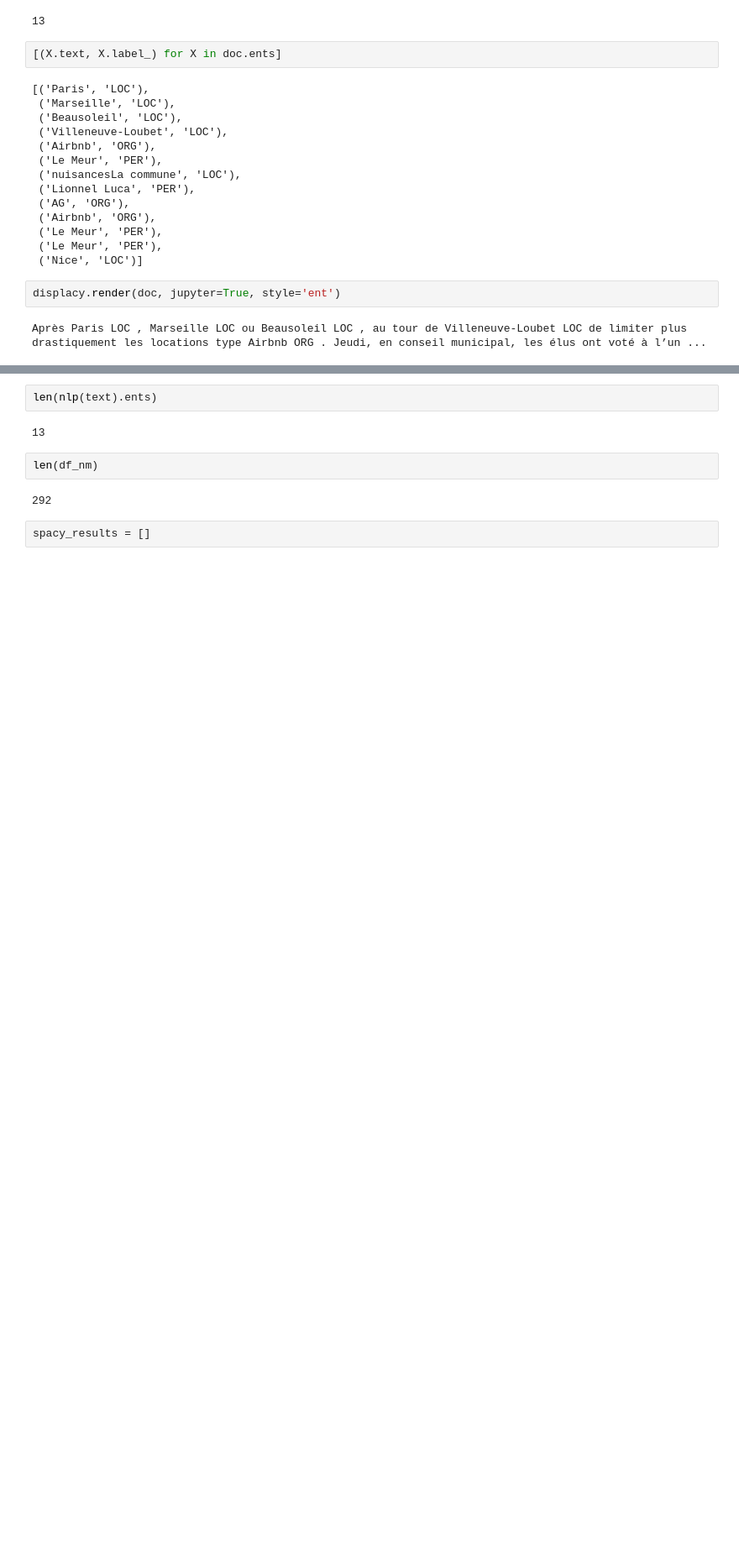
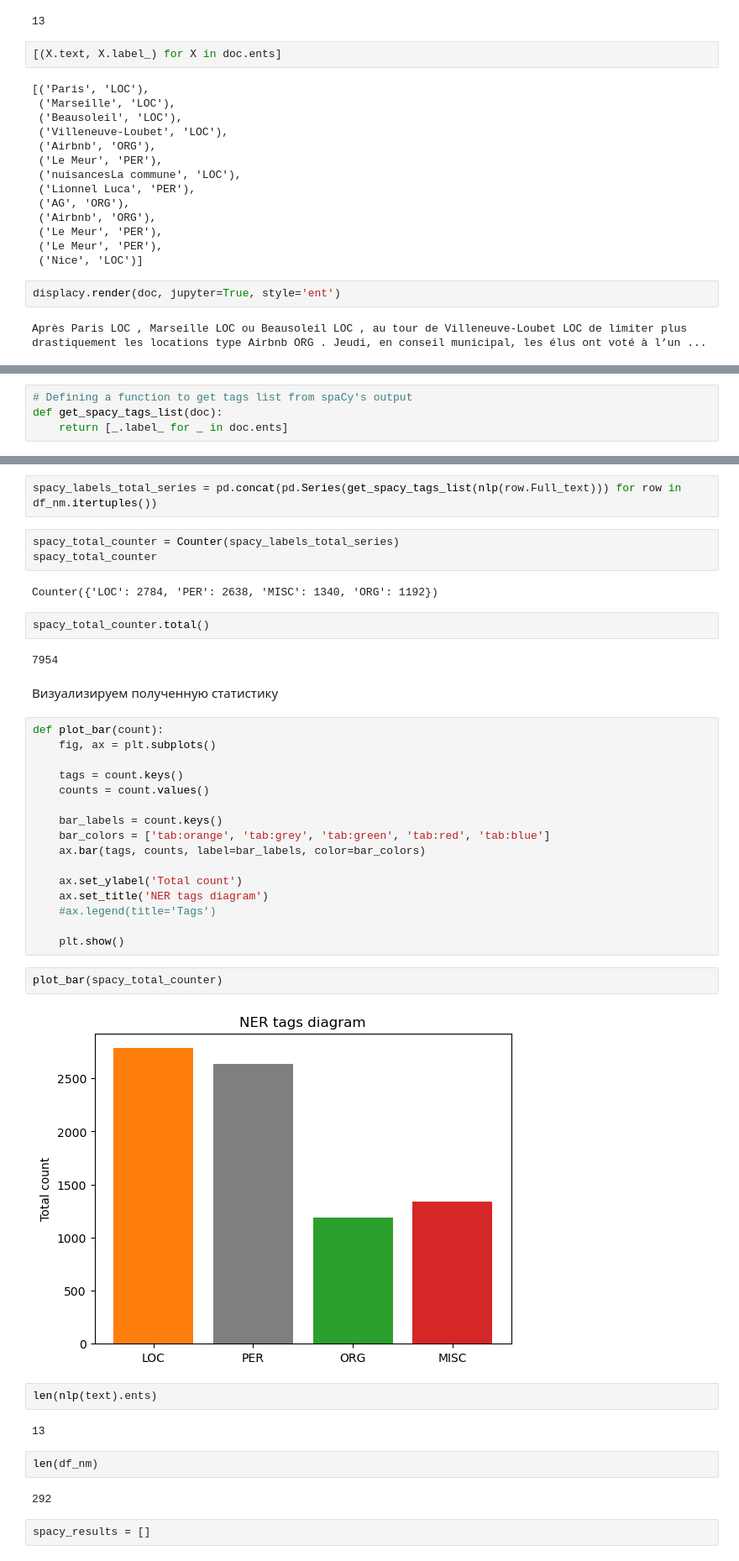
Before and after one commit to DzenGarden/Otus-ML, a Jupyter notebook: otus-nlp/Project/NER.for.news.dataset.ipynb, the cells around one changed output, grey strips where cells are left out. Shown at 84% size. Saved outputs shown, nothing was run; the diff lists cells and outputs as text; blank space fills up the shorter version.

```diff
--- a/otus-nlp/Project/NER.for.news.dataset.ipynb
+++ b/otus-nlp/Project/NER.for.news.dataset.ipynb
@@ -465,0 +501,4 @@ Après Paris LOC , Marseille LOC ou Beausoleil LOC , au tour de Villeneuve-Loube
+# %%
+# Defining a function to get tags list from spaCy's output
+def get_spacy_tags_list(doc):
+    return [_.label_ for _ in doc.ents]
@@ -466,3 +521,36 @@ Après Paris LOC , Marseille LOC ou Beausoleil LOC , au tour de Villeneuve-Loube
+# %%
+spacy_labels_total_series = pd.concat(pd.Series(get_spacy_tags_list(nlp(row.Full_text))) for row in df_nm.itertuples())
+# %%
+spacy_total_counter = Counter(spacy_labels_total_series)
+spacy_total_counter
+# %% [output]
+Counter({'LOC': 2784, 'PER': 2638, 'MISC': 1340, 'ORG': 1192})
+# %%
+spacy_total_counter.total()
+# %% [output]
+7954
+# %% [markdown]
+Визуализируем полученную статистику
+# %%
+def plot_bar(count):
+    fig, ax = plt.subplots()
+
+    tags = count.keys()
+    counts = count.values()
+
+    bar_labels = count.keys()
+    bar_colors = ['tab:orange', 'tab:grey', 'tab:green', 'tab:red', 'tab:blue']
+    ax.bar(tags, counts, label=bar_labels, color=bar_colors)
+
+    ax.set_ylabel('Total count')
+    ax.set_title('NER tags diagram')
+    #ax.legend(title='Tags')
+
+    plt.show()
+# %%
+plot_bar(spacy_total_counter)
+# %% [output]
+[figure, added]
 # %%
 len(nlp(text).ents)
 # %% [output]
```
Also changed, not shown: parts of 14 cells of this notebook.
